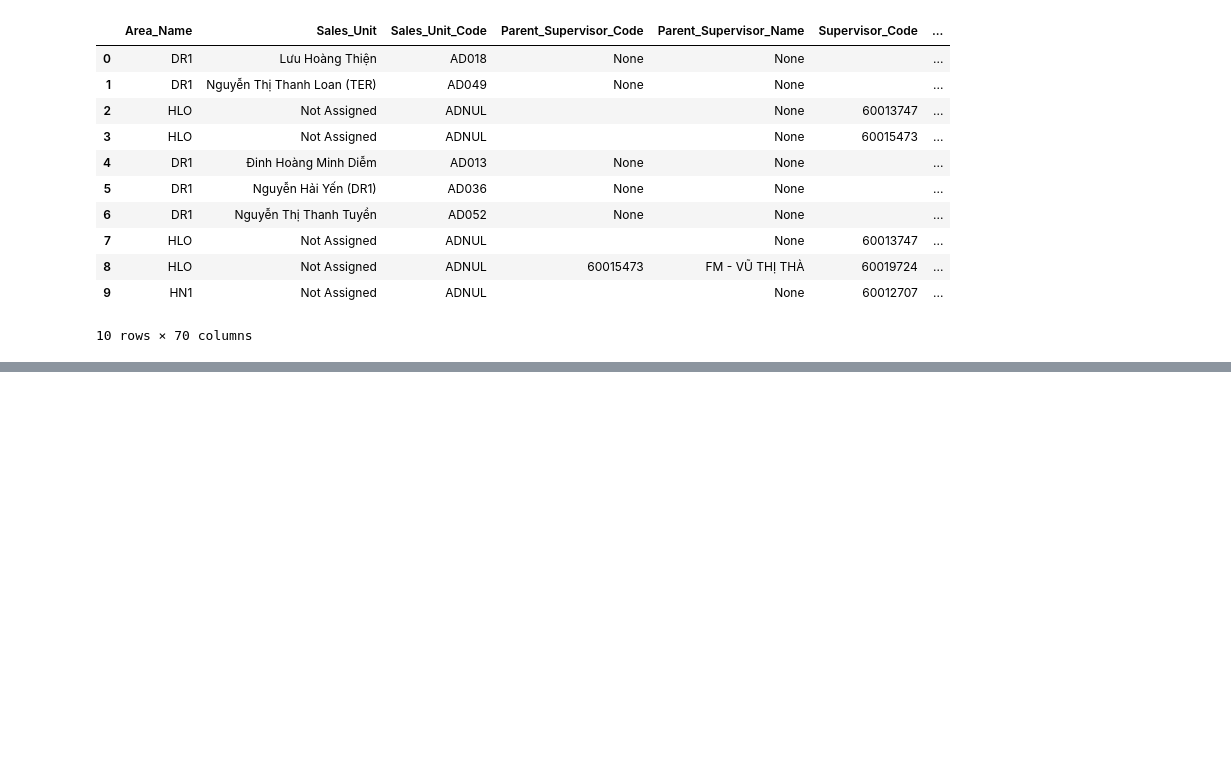
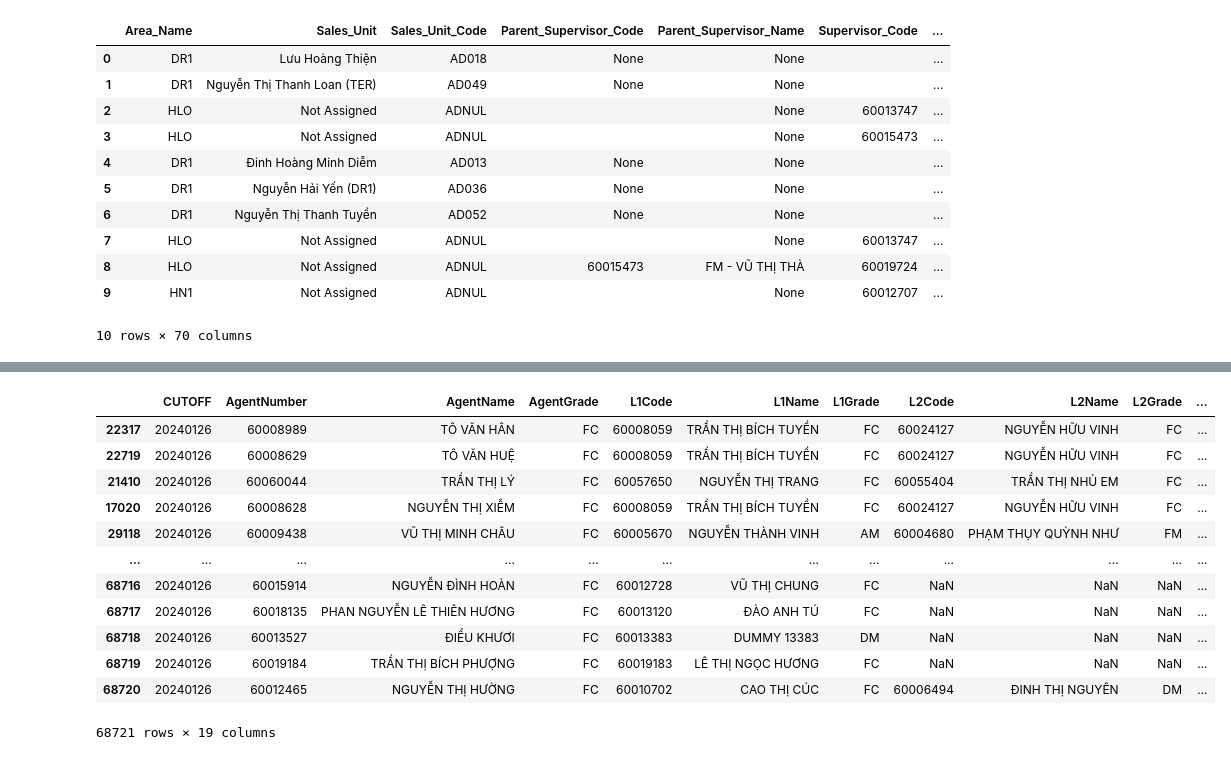
Before and after one commit to michaelmarytan81194/PythonProject, a Jupyter notebook: 4. Tools/AgentStructure.ipynb, the cells around one changed output, grey strips where cells are left out. Drawn from its saved outputs; the diff is of its cells as text; code cells hidden in the pictures; blank space fills up the shorter version.

```diff
--- a/4. Tools/AgentStructure.ipynb
+++ b/4. Tools/AgentStructure.ipynb
@@ -69,0 +192,19 @@ parent_sup
+# %%
+level_5 = pd.merge(level_4, parent_sup_short, left_on = 'L4Code', right_on = 'Agent_Number', how = 'left')
+level_5 = level_5.loc[:,level_5.columns != 'Agent_Number'].rename(columns={'HigherCode':"L5Code",
+                                                        "HigherName":"L5Name", "HigherGrade":"L5Grade", "CUTOFF_x": "CUTOFF"})
+level_5.sort_values('L5Code')
+# %% [output]
+|  | CUTOFF | AgentNumber | AgentName | AgentGrade | L1Code | L1Name | L1Grade | L2Code | L2Name | L2Grade | ... |
+| 22317 | 20240126 | 60008989 | TÔ VĂN HÂN | FC | 60008059 | TRẦN THỊ BÍCH TUYỀN | FC | 60024127 | NGUYỄN HỮU VINH | FC | ... |
+| 22719 | 20240126 | 60008629 | TÔ VĂN HUỆ | FC | 60008059 | TRẦN THỊ BÍCH TUYỀN | FC | 60024127 | NGUYỄN HỮU VINH | FC | ... |
+| 21410 | 20240126 | 60060044 | TRẦN THỊ LÝ | FC | 60057650 | NGUYỄN THỊ TRANG | FC | 60055404 | TRẦN THỊ NHỦ EM | FC | ... |
+| 17020 | 20240126 | 60008628 | NGUYỄN THỊ XIỄM | FC | 60008059 | TRẦN THỊ BÍCH TUYỀN | FC | 60024127 | NGUYỄN HỮU VINH | FC | ... |
+| 29118 | 20240126 | 60009438 | VŨ THỊ MINH CHÂU | FC | 60005670 | NGUYỄN THÀNH VINH | AM | 60004680 | PHẠM THỤY QUỲNH NHƯ | FM | ... |
+| ... | ... | ... | ... | ... | ... | ... | ... | ... | ... | ... | ... |
+| 68716 | 20240126 | 60015914 | NGUYỄN ĐÌNH HOÀN | FC | 60012728 | VŨ THỊ CHUNG | FC | NaN | NaN | NaN | ... |
+| 68717 | 20240126 | 60018135 | PHAN NGUYỄN LÊ THIÊN HƯƠNG | FC | 60013120 | ĐÀO ANH TÚ | FC | NaN | NaN | NaN | ... |
+| 68718 | 20240126 | 60013527 | ĐIỂU KHƯƠI | FC | 60013383 | DUMMY 13383 | DM | NaN | NaN | NaN | ... |
+| 68719 | 20240126 | 60019184 | TRẦN THỊ BÍCH PHƯỢNG | FC | 60019183 | LÊ THỊ NGỌC HƯƠNG | FC | NaN | NaN | NaN | ... |
+| 68720 | 20240126 | 60012465 | NGUYỄN THỊ HƯỜNG | FC | 60010702 | CAO THỊ CÚC | FC | 60006494 | ĐINH THỊ NGUYÊN | DM | ... |
+68721 rows × 19 columns
```
Also changed, not shown: parts of 21 cells of this notebook, 5 other files.
